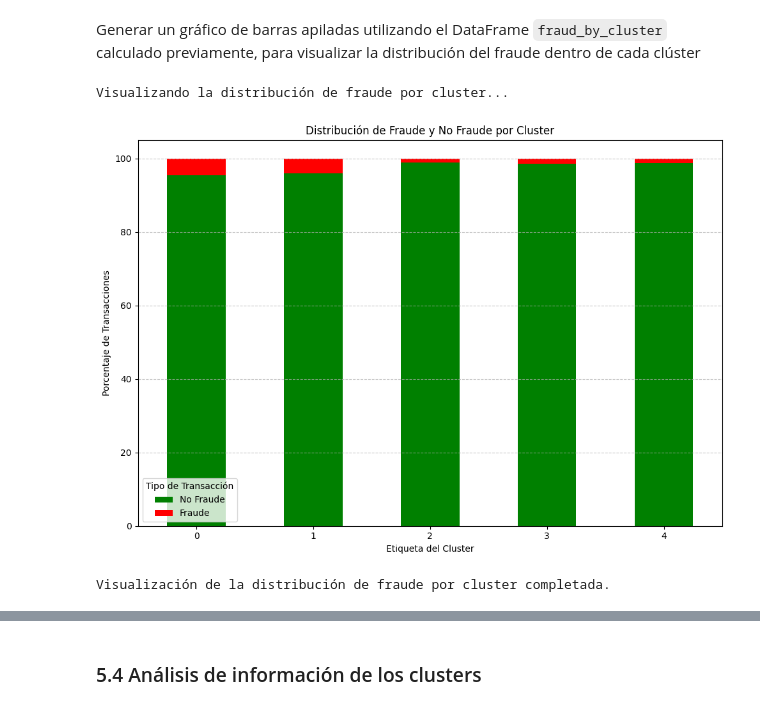
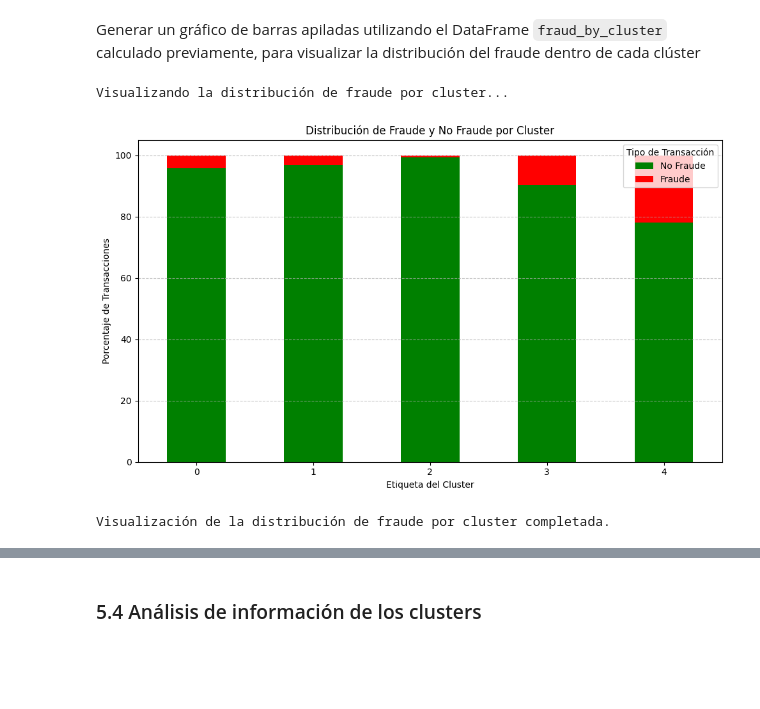
Before and after one commit to josenomberto/UTEC-CDIAV3-MCD8010, a Jupyter notebook: Proyecto02-Grupo1-Final.ipynb, the cells around one changed output, grey strips where cells are left out. Saved outputs shown, nothing was run; the diff lists cells and outputs as text; code cells hidden in the pictures; blank space fills up the shorter version.

```diff
--- a/Proyecto02-Grupo1-Final.ipynb
+++ b/Proyecto02-Grupo1-Final.ipynb
@@ -761,15 +768,16 @@ import numpy as np
 # Se seleccionan TransactionAmt, C-features, D-features, y los V_PCA features que mostraron correlación o relevancia en el EDA.
 
 # Definir regex
-c_pattern = r'^C\d'
-d_pattern = r'^D\d'
+# c_pattern = r'^C\d'
+# d_pattern = r'^D\d'
 v_pattern =r'^V_PCA_([1-9]|1[0-5])$'
 # Filtrar las columnas
-c_features = df_train.columns[df_train.columns.str.match(c_pattern)].tolist()
-d_features = df_train.columns[df_train.columns.str.match(d_pattern)].tolist()
+#c_features = df_train.columns[df_train.columns.str.match(c_pattern)].tolist()
+#d_features = df_train.columns[df_train.columns.str.match(d_pattern)].tolist()
 v_features = df_train.columns[df_train.columns.str.match(v_pattern)].tolist()
 
-clustering_features = ['TransactionAmt'] + c_features + d_features + v_features
+# clustering_features = ['TransactionAmt'] + c_features + d_features + v_features
+clustering_features = ['TransactionAmt', 'LogTransactionAmt', 'Transaction_Hour'] + v_features
 
 # Filtrar solo las columnas que existen en df_train para evitar errores
 clustering_features = [col for col in clustering_features if col in df_train.columns]
@@ -960,24 +969,24 @@ Generar un gráfico de barras apiladas utilizando el DataFrame `fraud_by_cluster
 # %%
 print("Visualizando la distribución de fraude por cluster...")
 
 # Preparar los datos para el gráfico de barras apiladas
 plot_df = fraud_by_cluster[['NoFraud_Percentage', 'Fraud_Percentage']]
 
 # Crear el gráfico de barras apiladas
-plt.figure(figsize=(10, 7))
+plt.figure(figsize=(10, 6))
 plot_df.plot(kind='bar', stacked=True, color={'NoFraud_Percentage': 'green', 'Fraud_Percentage': 'red'}, ax=plt.gca())
 
 plt.title('Distribución de Fraude y No Fraude por Cluster')
 plt.xlabel('Etiqueta del Cluster')
 plt.ylabel('Porcentaje de Transacciones')
 plt.xticks(rotation=0)
 plt.legend(['No Fraude', 'Fraude'], title='Tipo de Transacción')
 plt.grid(axis='y', linestyle='--', alpha=0.7)
 plt.tight_layout()
 plt.show()
 
 print("Visualización de la distribución de fraude por cluster completada.")
 # %% [output]
 Visualizando la distribución de fraude por cluster...
-[figure, old version]
+[figure, new version]
 Visualización de la distribución de fraude por cluster completada.
```
Also changed, not shown: parts of 35 cells of this notebook.
